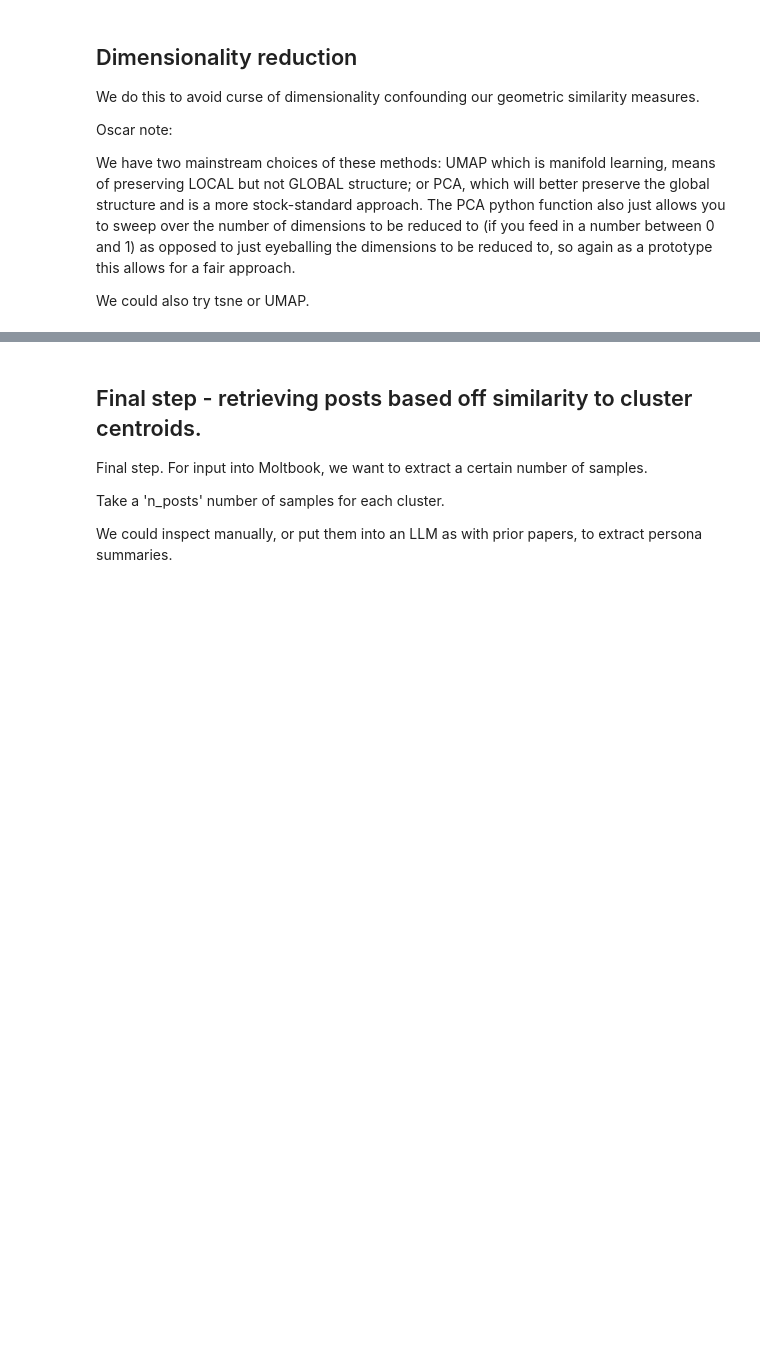
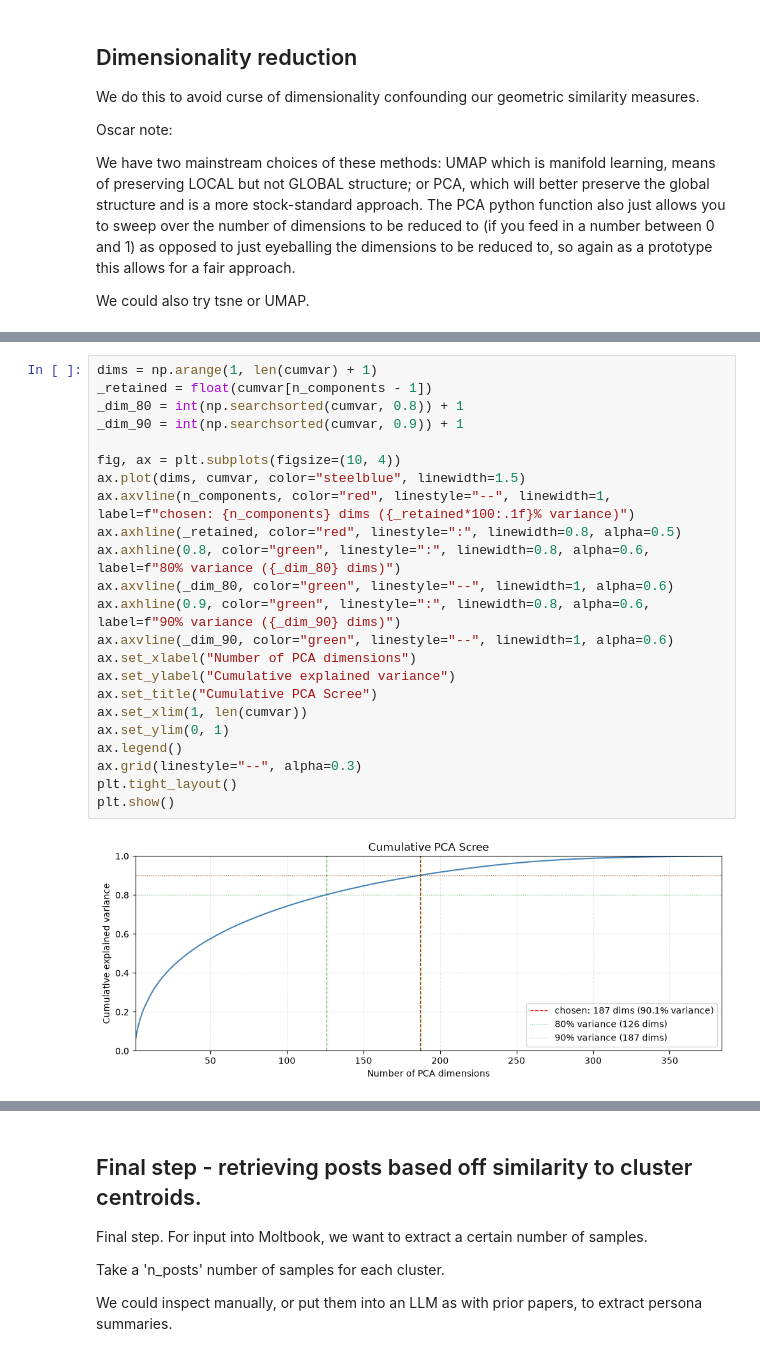
Before and after one commit to Gigascale-Labs/Pulse, a Jupyter notebook: data_load_personae.ipynb, the cells around one changed output, grey strips where cells are left out. Drawn from its saved outputs; the diff is of its cells as text; blank space fills up the shorter version.

```diff
--- a/data_load_personae.ipynb
+++ b/data_load_personae.ipynb
@@ -401 +443,26 @@ print("\nEmbeddings are now reduced. Moving on to clustering.")
+# %%
+dims = np.arange(1, len(cumvar) + 1)
+_retained = float(cumvar[n_components - 1])
+_dim_80 = int(np.searchsorted(cumvar, 0.8)) + 1
+_dim_90 = int(np.searchsorted(cumvar, 0.9)) + 1
+
+fig, ax = plt.subplots(figsize=(10, 4))
+ax.plot(dims, cumvar, color="steelblue", linewidth=1.5)
+ax.axvline(n_components, color="red", linestyle="--", linewidth=1, label=f"chosen: {n_components} dims ({_retained*100:.1f}% variance)")
+ax.axhline(_retained, color="red", linestyle=":", linewidth=0.8, alpha=0.5)
+ax.axhline(0.8, color="green", linestyle=":", linewidth=0.8, alpha=0.6, label=f"80% variance ({_dim_80} dims)")
+ax.axvline(_dim_80, color="green", linestyle="--", linewidth=1, alpha=0.6)
+ax.axhline(0.9, color="green", linestyle=":", linewidth=0.8, alpha=0.6, label=f"90% variance ({_dim_90} dims)")
+ax.axvline(_dim_90, color="green", linestyle="--", linewidth=1, alpha=0.6)
+ax.set_xlabel("Number of PCA dimensions")
+ax.set_ylabel("Cumulative explained variance")
+ax.set_title("Cumulative PCA Scree")
+ax.set_xlim(1, len(cumvar))
+ax.set_ylim(0, 1)
+ax.legend()
+ax.grid(linestyle="--", alpha=0.3)
+plt.tight_layout()
+plt.show()
+# %% [output]
+[figure, added]
 # %% [markdown]
```
Also changed, not shown: parts of 22 cells of this notebook.
